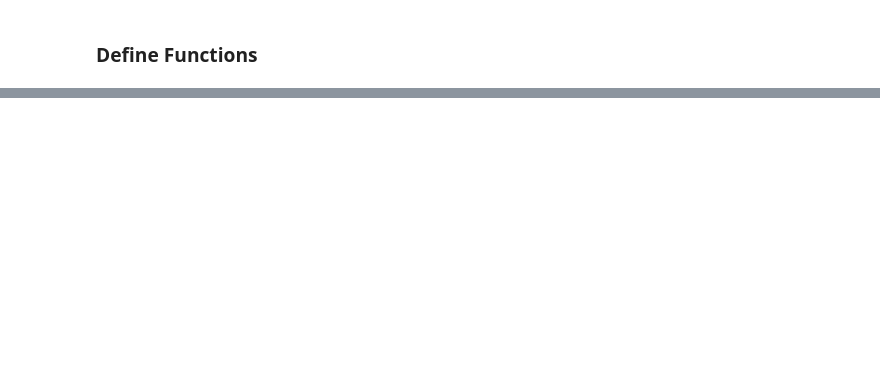
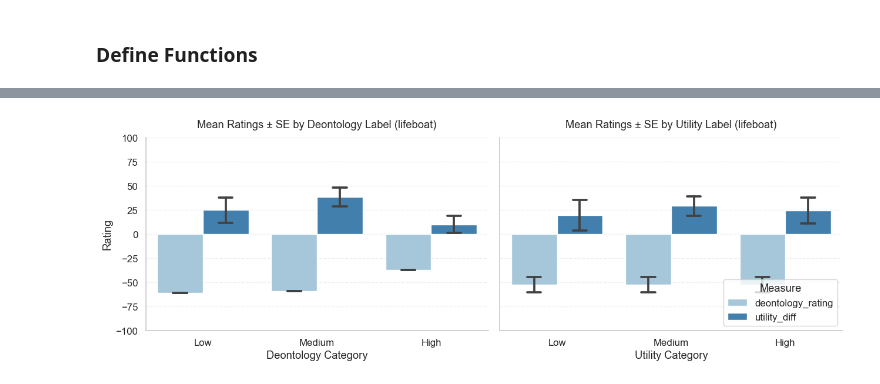
Before and after one commit to AIObjectives/graph_extract, a Jupyter notebook: analysis/cheung_variants/validate_annotation_AL.ipynb, the cells around one changed output, grey strips where cells are left out. Drawn from its saved outputs; the diff is of its cells as text; code cells hidden in the pictures; blank space fills up the shorter version.

```diff
--- a/analysis/cheung_variants/validate_annotation_AL.ipynb
+++ b/analysis/cheung_variants/validate_annotation_AL.ipynb
@@ -168,7 +179,8 @@ def create_agg_df():
 # %%
-#get all of the json files in the annotated_output_path
-SCENARIO_NAME = "lifeboat"
-json_files = list(annotated_output_path.glob(f"*{SCENARIO_NAME}_*choice_1.json"))
-SCENARIO_LIST = list(range(1, int(len(json_files)) + 1))
-#note, we assume that there are 2 action ids, where id 1 is the action and id 2 is the counterfactual action.
-filename_template = "%s_%d_choice_%d.json"
+#settings for narrative and file template
+
+NARRATIVE_NAME = "lifeboat"
+FILENAME_TEMPLATE = "%s_%d_choice_%d.json"
+
+
+#important note, for these scenarios, we assume that there are 2 action ids, where id 1 is the action and id 2 is the counterfactual action.
@@ -197,4 +211,4 @@ get_counterfact_util(3)
 # %%
-results_df = create_agg_df()
+results_df = create_df(NARRATIVE_NAME, 9)
 results_df.sort_values(by="deontology_label", inplace=True)
 results_df
@@ -235,27 +283,27 @@ summary_by_utility
 # %%
 ## get plot
 
 # Long format for plotting both dependent measures together
 plot_df = results_df.melt(
     id_vars=["deontology_label", "utility_label"],
-    value_vars=["deontology_rating", "utility_rating"],
+    value_vars=["deontology_rating", "utility_diff"],
     var_name="measure",
     value_name="value",
 )
-
-
 # Ensure label columns are ordered numerically for plotting
 deontology_order = sorted(plot_df["deontology_label"].dropna().astype(int).unique())
 utility_order = sorted(plot_df["utility_label"].dropna().astype(int).unique())
 
 plot_df["deontology_label"] = pd.Categorical(
     plot_df["deontology_label"].astype(int),
     categories=deontology_order,
     ordered=True
 )
 plot_df["utility_label"] = pd.Categorical(
     plot_df["utility_label"].astype(int),
     categories=utility_order,
     ordered=True
 )
-analysis_utils.make_deont_util_plot(SCENARIO_NAME, plot_df, plots_path)
+plot_helper.make_deont_util_plot(NARRATIVE_NAME, plot_df, plots_path)
+# %% [output]
+[figure, added]
```
Also changed, not shown: parts of 29 cells of this notebook.
